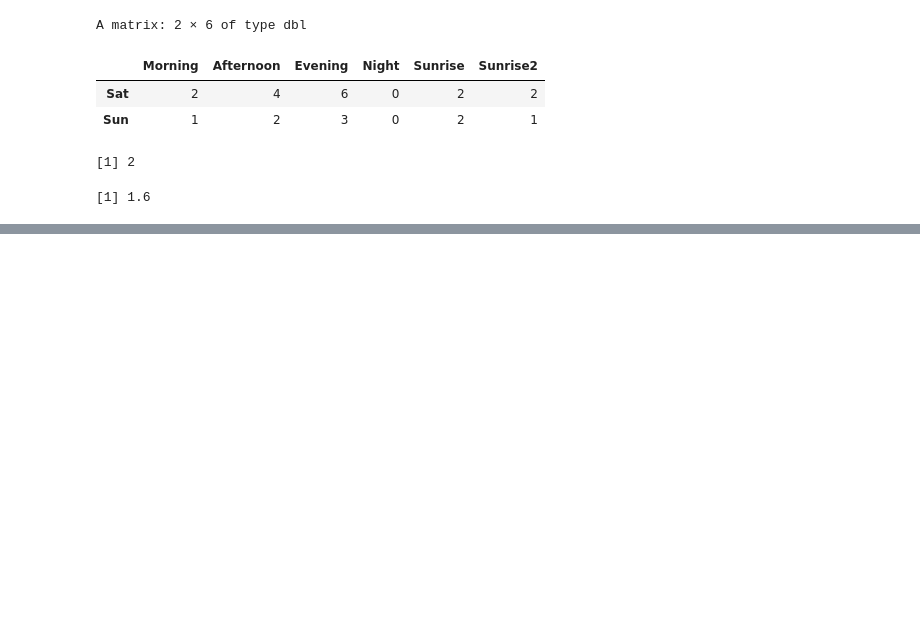
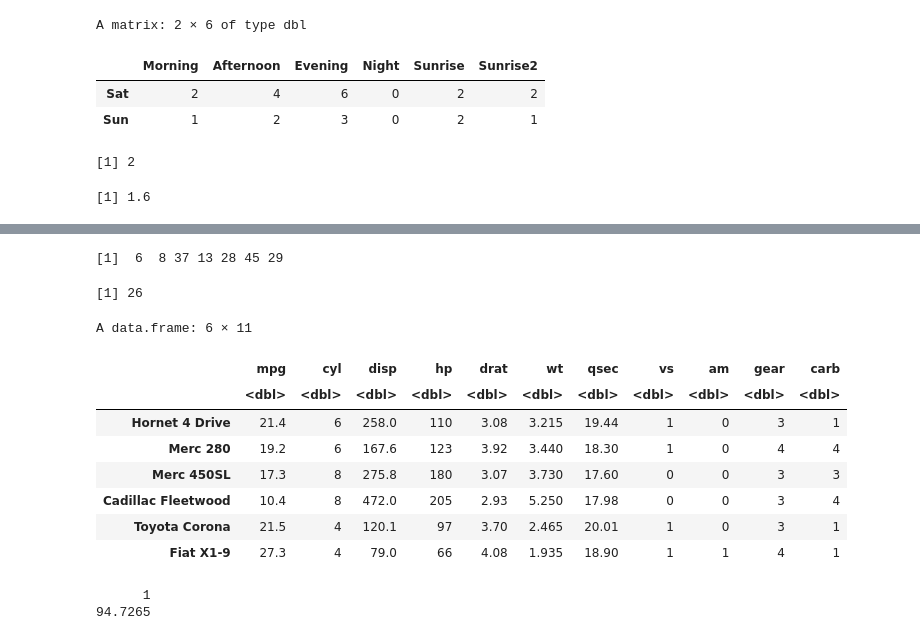
Before and after one commit to yesssirskii/PMAPI_DAB, a Jupyter notebook: PMAPI_DAP_practice.ipynb, the cells around one changed output, grey strips where cells are left out. Saved outputs shown, nothing was run; the diff lists cells and outputs as text; code cells hidden in the pictures; blank space fills up the shorter version.

```diff
--- a/PMAPI_DAP_practice.ipynb
+++ b/PMAPI_DAP_practice.ipynb
@@ -223,0 +253,34 @@ A matrix: 2 × 6 of type dbl
+# %%
+# Generating 20 random numbers from 1 - 50:
+sample(c(1:50), 7, replace = T)
+# %% [output]
+[1]  6  8 37 13 28 45 29
+# %%
+# 80% of rows
+n <- round(0.8 * nrow(mtcars))
+n
+
+
+indeksi <- sample(c(1:nrow(mtcars)), n)
+#indeksi
+
+#mtcars[indeksi,]
+#mtcars[-1]
+# Printing mtcars without 1st, 5th & 28th row:
+#mtcars[-c(1,5,28)]
+set.seed(28)
+skup_tren <- mtcars[indeksi, ]
+skup_test <- mtcars[-indeksi,]
+#
+skup_test
+# %% [output]
+[1] 26
+A data.frame: 6 × 11
+|  | mpg | cyl | disp | hp | drat | wt | qsec | vs | am | gear | carb |
+|  | <dbl> | <dbl> | <dbl> | <dbl> | <dbl> | <dbl> | <dbl> | <dbl> | <dbl> | <dbl> | <dbl> |
+| Hornet 4 Drive | 21.4 | 6 | 258.0 | 110 | 3.08 | 3.215 | 19.44 | 1 | 0 | 3 | 1 |
+| Merc 280 | 19.2 | 6 | 167.6 | 123 | 3.92 | 3.440 | 18.30 | 1 | 0 | 4 | 4 |
+| Merc 450SL | 17.3 | 8 | 275.8 | 180 | 3.07 | 3.730 | 17.60 | 0 | 0 | 3 | 3 |
+| Cadillac Fleetwood | 10.4 | 8 | 472.0 | 205 | 2.93 | 5.250 | 17.98 | 0 | 0 | 3 | 4 |
+| Toyota Corona | 21.5 | 4 | 120.1 | 97 | 3.70 | 2.465 | 20.01 | 1 | 0 | 3 | 1 |
+| Fiat X1-9 | 27.3 | 4 | 79.0 | 66 | 4.08 | 1.935 | 18.90 | 1 | 1 | 4 | 1 |
@@ -223,0 +308,9 @@ A matrix: 2 × 6 of type dbl
+# %%
+# TASK
+
+fiat128 <- data.frame(wt = 2.2, disp = 78.7)
+fiat128_prediction <-predict(logistical_model2, fiat128, type = 'response')
+fiat128_prediction * 100
+# %% [output]
+      1
+94.7265
```
Also changed, not shown: parts of 5 cells of this notebook.
